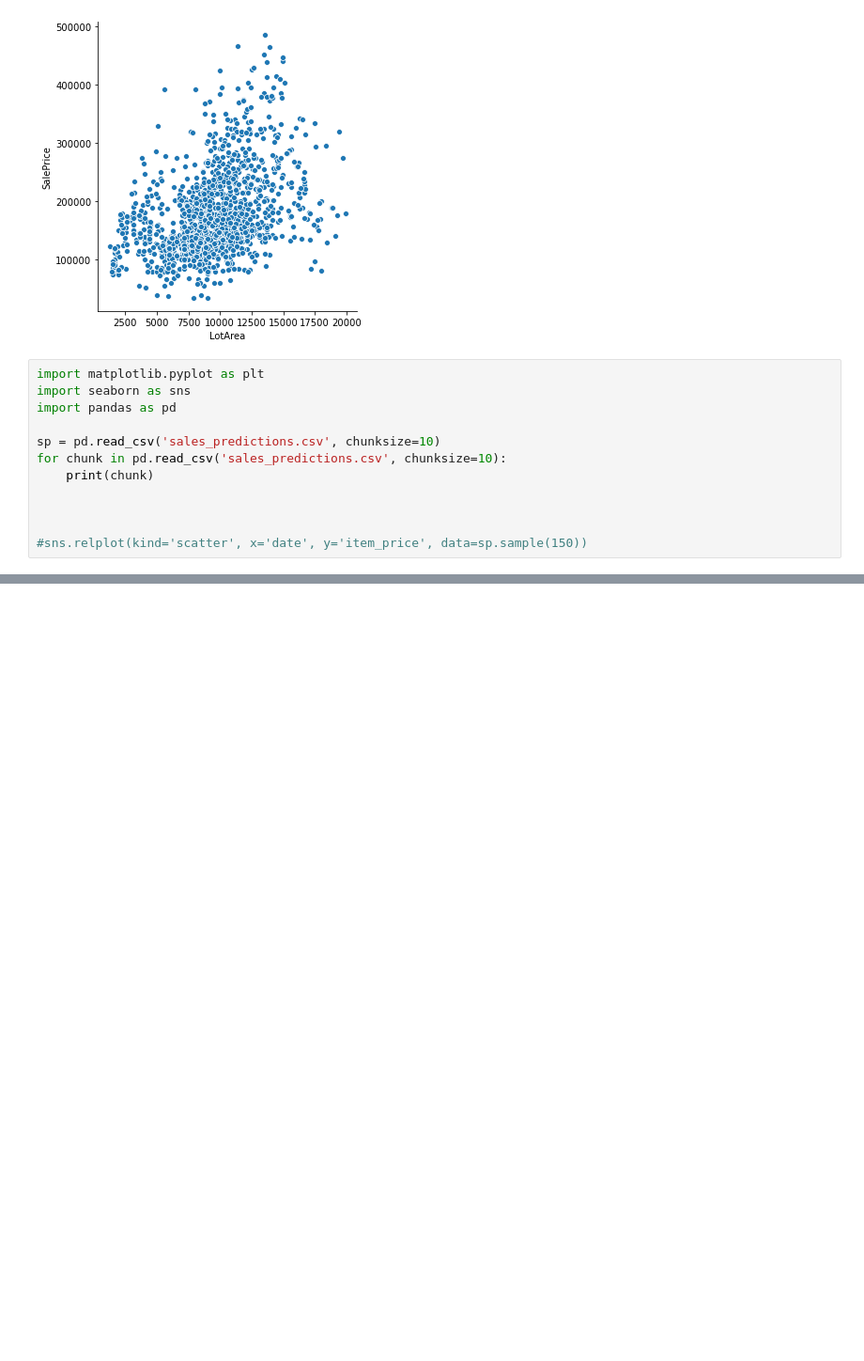
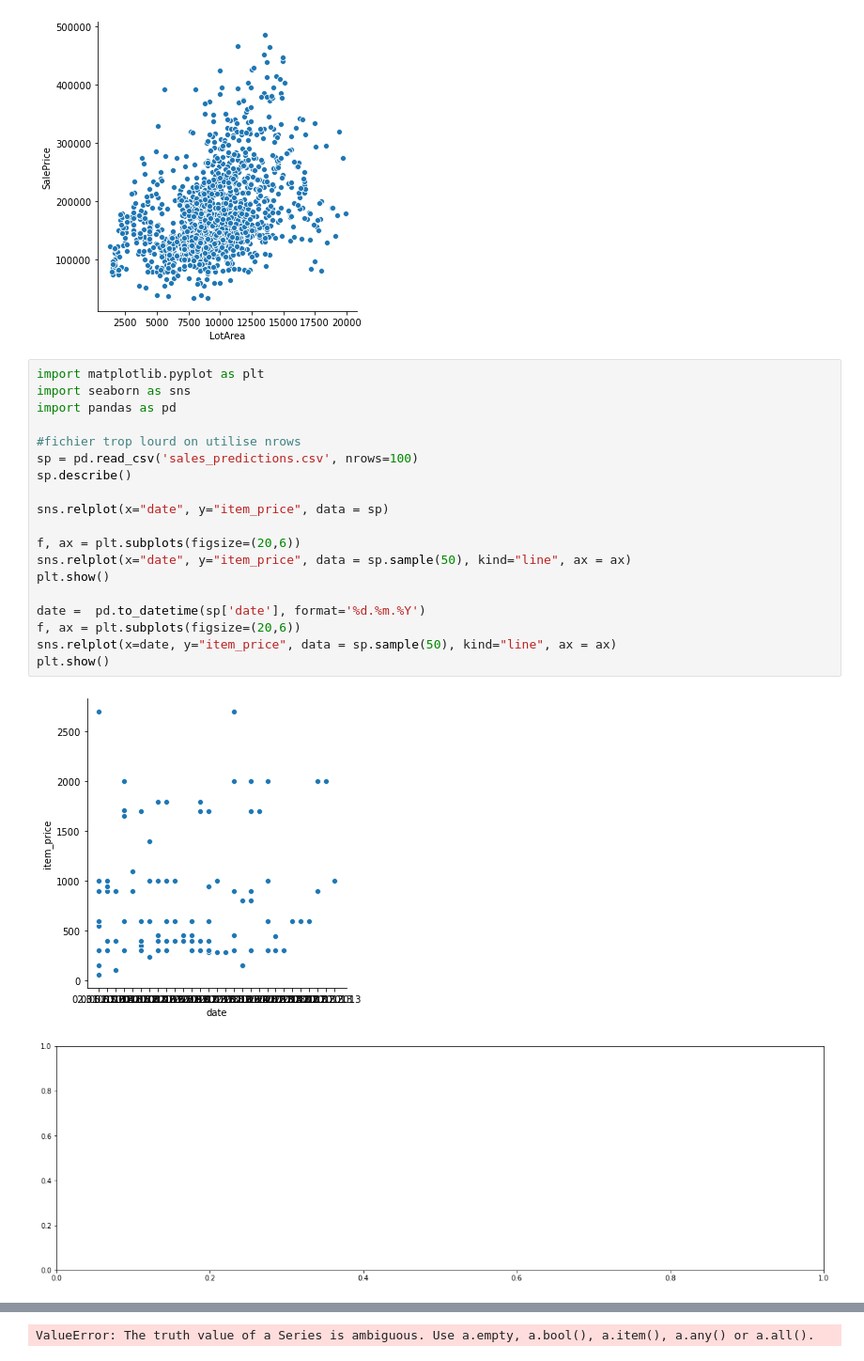
Before and after one commit to dani-bright/learning_python, a Jupyter notebook: data.ipynb, the cells around one changed output, grey strips where cells are left out. Shown at 94% size. Cells and saved outputs as stored; diff of their text form; blank space fills up the shorter version.

Commit message:
date to datetime

```diff
--- a/data.ipynb
+++ b/data.ipynb
@@ -46,15 +46,25 @@ sns.relplot(kind='scatter', x='LotArea',y='SalePrice', data=filterLotPrice)
 <seaborn.axisgrid.FacetGrid at 0x...>
 [figure]
 [figure]
-# %%
-import matplotlib.pyplot as plt
-import seaborn as sns
-import pandas as pd
-
-sp = pd.read_csv('sales_predictions.csv', chunksize=10)
-for chunk in pd.read_csv('sales_predictions.csv', chunksize=10):
-    print(chunk)
-
-
-
-#sns.relplot(kind='scatter', x='date', y='item_price', data=sp.sample(150))
+# %%
+import matplotlib.pyplot as plt
+import seaborn as sns
+import pandas as pd
+
+#fichier trop lourd on utilise nrows
+sp = pd.read_csv('sales_predictions.csv', nrows=100)
+sp.describe()
+
+sns.relplot(x="date", y="item_price", data = sp)
+
+f, ax = plt.subplots(figsize=(20,6))
+sns.relplot(x="date", y="item_price", data = sp.sample(50), kind="line", ax = ax)
+plt.show()
+
+date =  pd.to_datetime(sp['date'], format='%d.%m.%Y')
+f, ax = plt.subplots(figsize=(20,6))
+sns.relplot(x=date, y="item_price", data = sp.sample(50), kind="line", ax = ax)
+plt.show()
+# %% [output]
+[figure, added]
+[figure, added]
@@ -60,0 +72 @@ for chunk in pd.read_csv('sales_predictions.csv', chunksize=10):
+ValueError: The truth value of a Series is ambiguous. Use a.empty, a.bool(), a.item(), a.any() or a.all().
```
Also changed, not shown: parts of 1 cell of this notebook.
